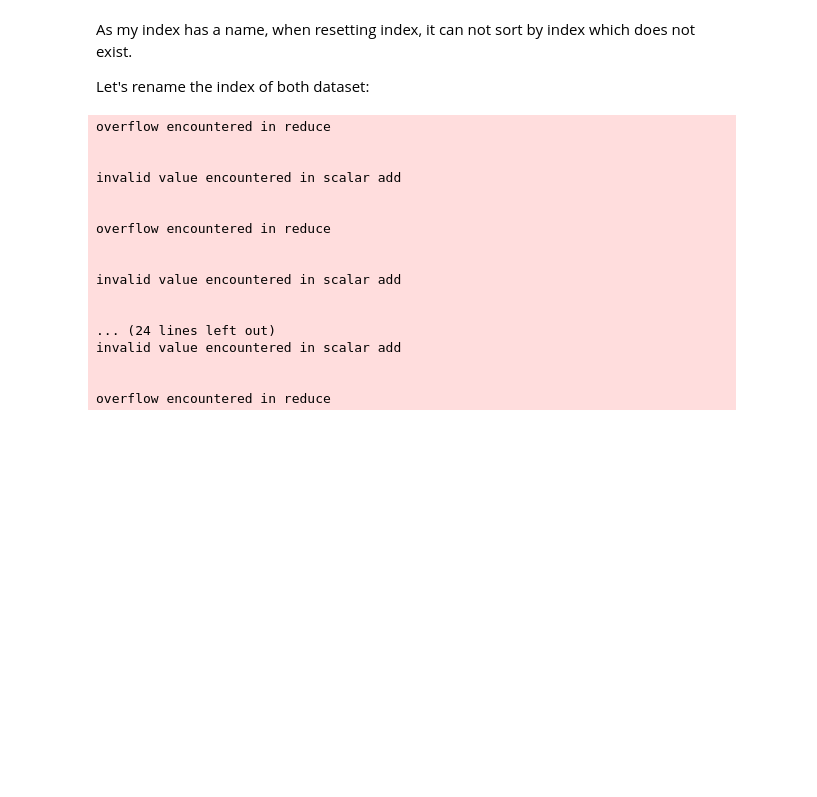
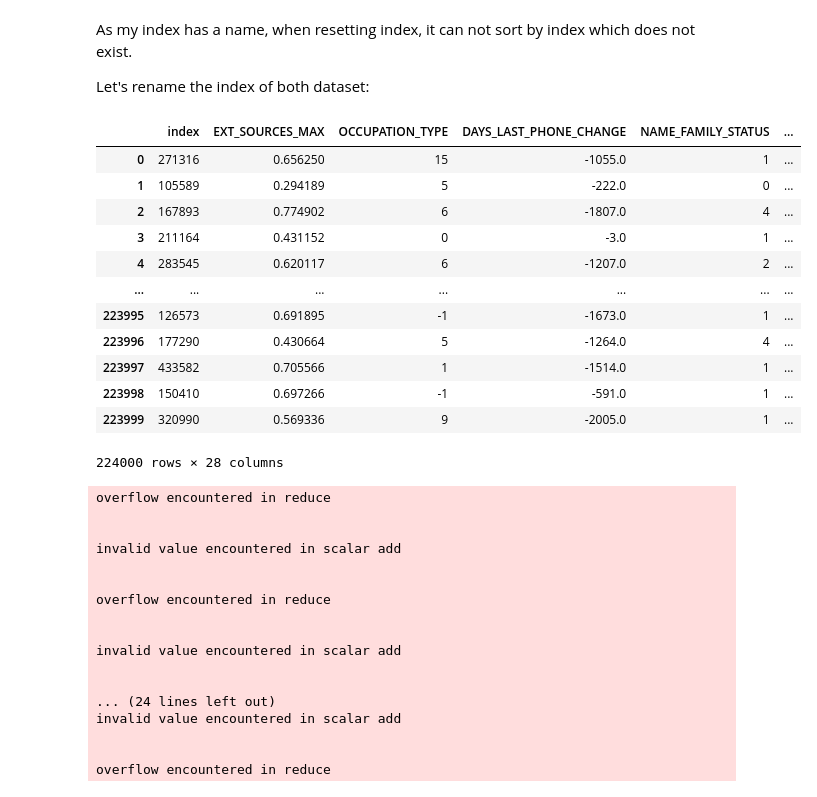
Before and after one commit to JulienfLeBoucher/OC_MLOps_credit_scoring, a Jupyter notebook: data_drift/data_drift.ipynb, the cells around one changed output. Drawn from its saved outputs; the diff is of its cells as text; code cells hidden in the pictures; blank space fills up the shorter version.

```diff
--- a/data_drift/data_drift.ipynb
+++ b/data_drift/data_drift.ipynb
@@ -429,6 +439,22 @@ a.reset_index()
 As my index has a name, when resetting index, it can not sort by index which does not exist.
 
 Let's rename the index of both dataset:
+# %%
+ref_data.reset_index(names=['index'])#.sort_values('index')
+# %% [output]
+|  | index | EXT_SOURCES_MAX | OCCUPATION_TYPE | DAYS_LAST_PHONE_CHANGE | NAME_FAMILY_STATUS | ... |
+| 0 | 271316 | 0.656250 | 15 | -1055.0 | 1 | ... |
+| 1 | 105589 | 0.294189 | 5 | -222.0 | 0 | ... |
+| 2 | 167893 | 0.774902 | 6 | -1807.0 | 4 | ... |
+| 3 | 211164 | 0.431152 | 0 | -3.0 | 1 | ... |
+| 4 | 283545 | 0.620117 | 6 | -1207.0 | 2 | ... |
+| ... | ... | ... | ... | ... | ... | ... |
+| 223995 | 126573 | 0.691895 | -1 | -1673.0 | 1 | ... |
+| 223996 | 177290 | 0.430664 | 5 | -1264.0 | 4 | ... |
+| 223997 | 433582 | 0.705566 | 1 | -1514.0 | 1 | ... |
+| 223998 | 150410 | 0.697266 | -1 | -591.0 | 1 | ... |
+| 223999 | 320990 | 0.569336 | 9 | -2005.0 | 1 | ... |
+224000 rows × 28 columns
 # %%
 ref_data.index.names = ['index']
 current_data.index.names = ['index']
```
Also changed, not shown: parts of 9 cells of this notebook.
